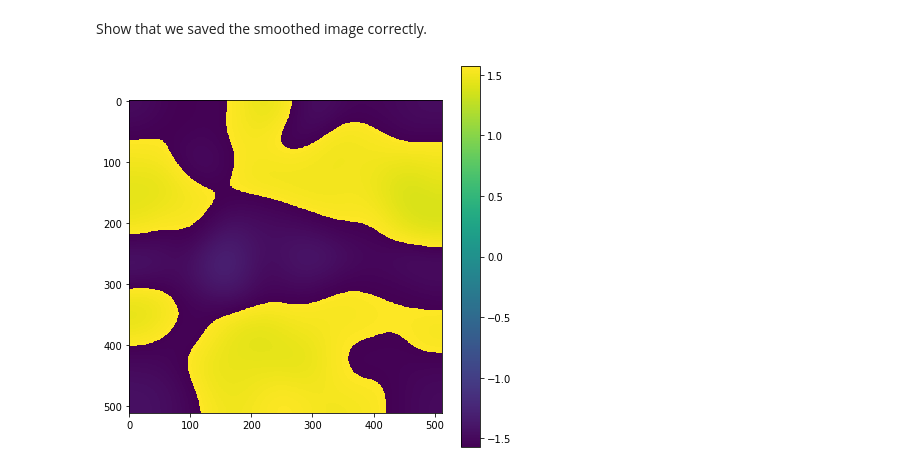
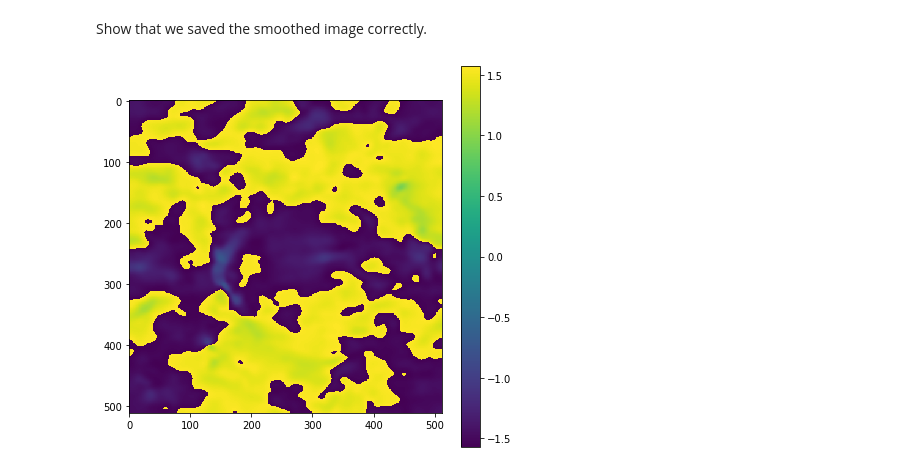
Before and after one commit to parkji30/PyDCF, a Jupyter notebook: testing/Gaussian Smoothing.ipynb, the cells around one changed output. Drawn from its saved outputs; the diff is of its cells as text; code cells hidden in the pictures.

Commit message:
Adding smoothed images

```diff
--- a/testing/Gaussian Smoothing.ipynb
+++ b/testing/Gaussian Smoothing.ipynb
@@ -143,7 +159,7 @@ Imsave(array=Smoothed_L1M10_psi, title='L1M10_065.fits')
 # %% [markdown]
 Show that we saved the smoothed image correctly.
 # %%
-test = fits.open("L1M10_065.fits")[0].data
+test = fits.open("L1M10_0.1.fits")[0].data
 Imshow(test)
 # %% [output]
-[figure, old version]
+[figure, new version]
```
Also changed, not shown: parts of 5 cells of this notebook, 8 other files.
